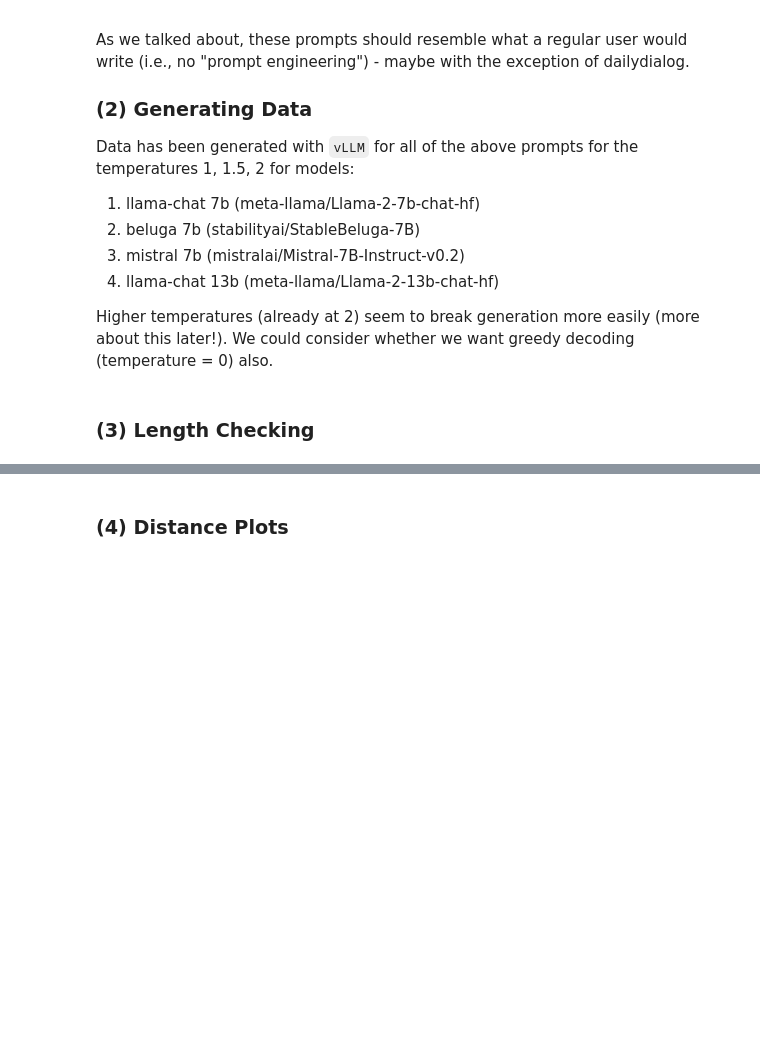
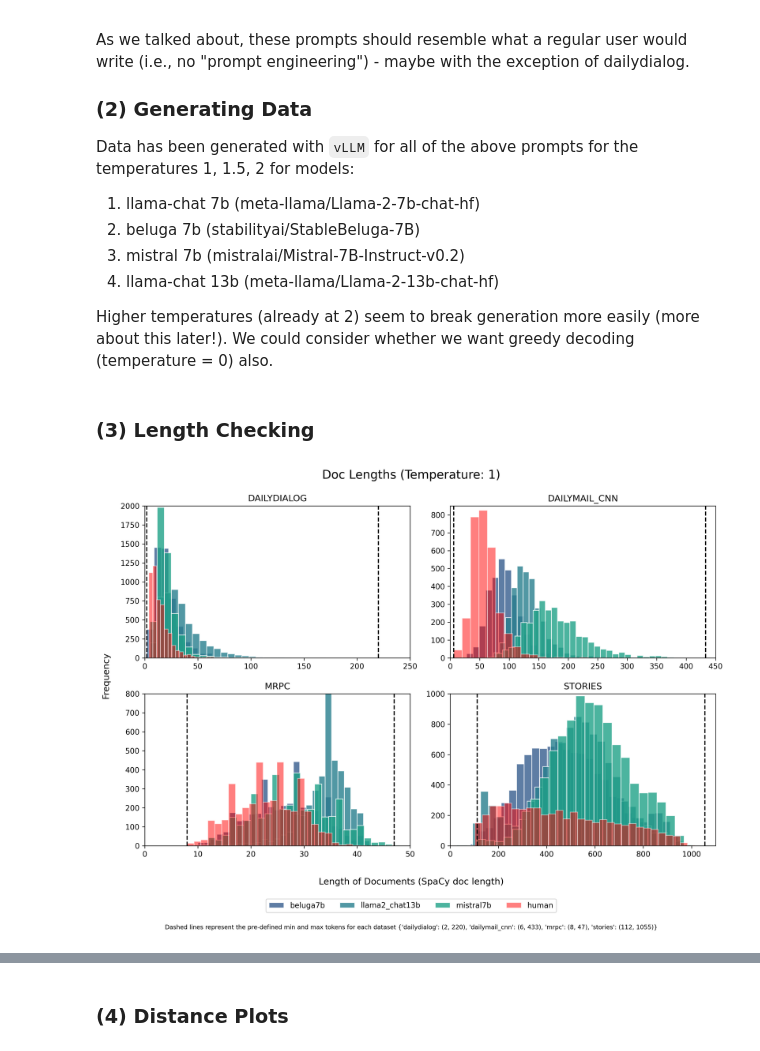
Before and after one commit to rbroc/echo, a Jupyter notebook: notes/progress-14-03-24.ipynb, the cells around one changed output, grey strips where cells are left out. Saved outputs shown, nothing was run; the diff lists cells and outputs as text; code cells hidden in the pictures; blank space fills up the shorter version.

Commit message:
add section on lengths

```diff
--- a/notes/progress-14-03-24.ipynb
+++ b/notes/progress-14-03-24.ipynb
@@ -39,0 +38,8 @@ Higher temperatures (already at 2) seem to break generation more easily (more ab
+# %%
+from IPython.display import Image
+image_path = path.parents[0] / "results" / "lengths" # images from inspect/check_length.py
+images = [image for image in image_path.iterdir() if image.suffix == ".png"]
+# %%
+Image(images[1], width=800, height=800)
+# %% [output]
+[figure, added]
```
Also changed, not shown: parts of 5 cells of this notebook.
